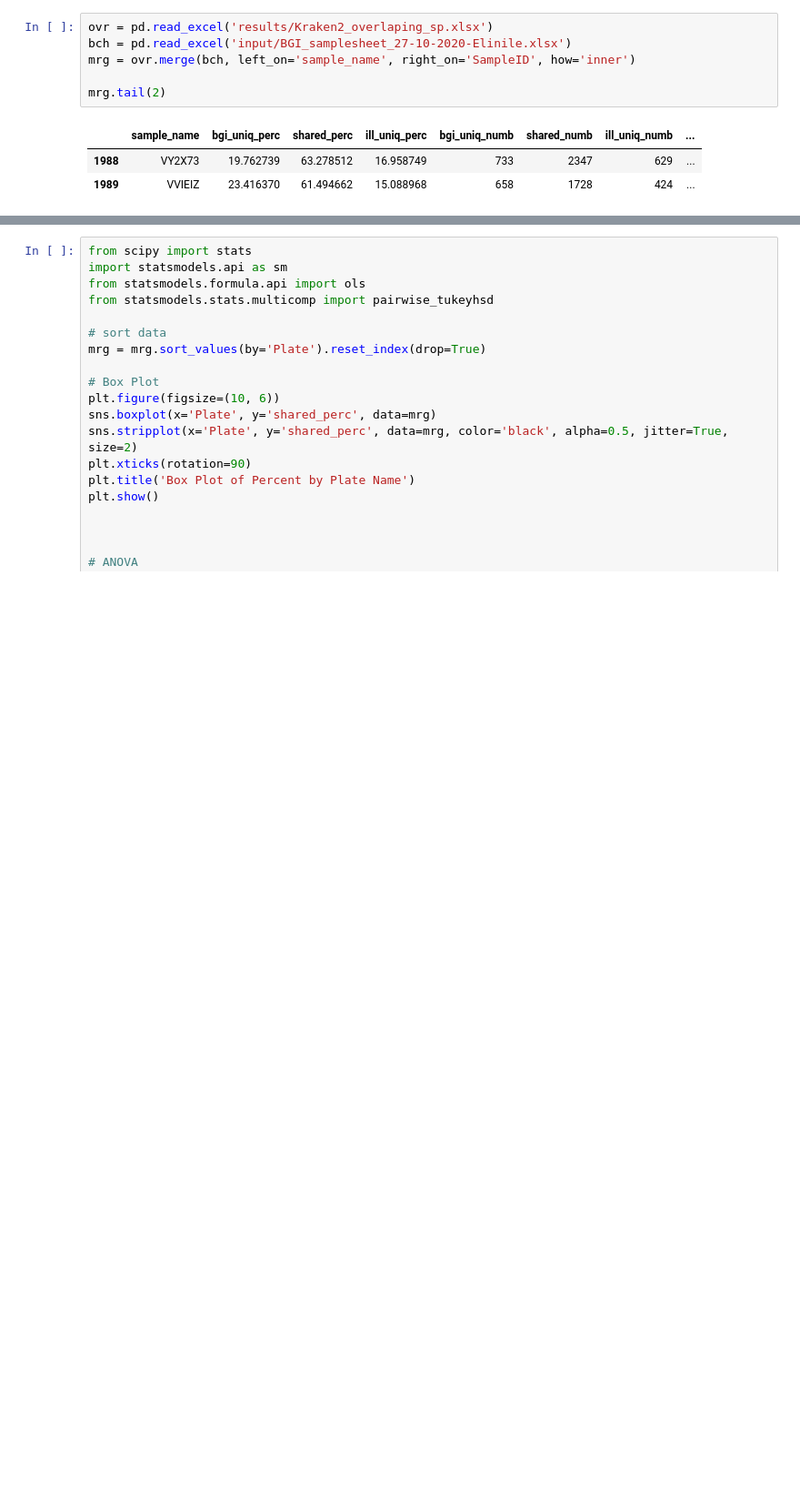
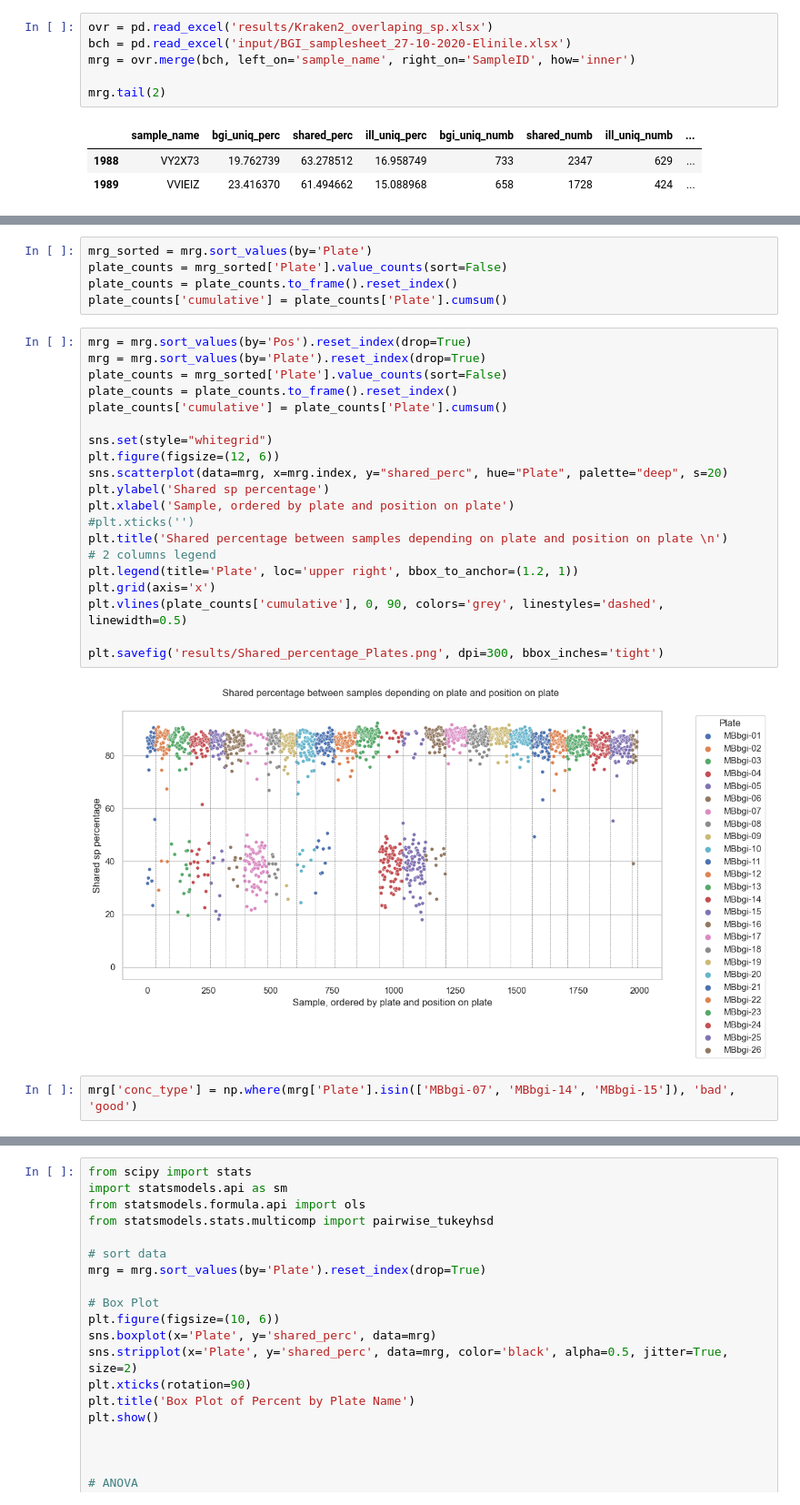
Before and after one commit to Chartiza/2024_Illumina_vs_BGI, a Jupyter notebook: Ugly_samples_mystery/Kraken2_Batch_check.ipynb, the cells around one changed output, grey strips where cells are left out. Shown at 91% size. Saved outputs shown, nothing was run; the diff lists cells and outputs as text; blank space fills up the shorter version.

```diff
--- a/Ugly_samples_mystery/Kraken2_Batch_check.ipynb
+++ b/Ugly_samples_mystery/Kraken2_Batch_check.ipynb
@@ -20,0 +38,29 @@ mrg.tail(2)
+# %%
+mrg_sorted = mrg.sort_values(by='Plate')
+plate_counts = mrg_sorted['Plate'].value_counts(sort=False)
+plate_counts = plate_counts.to_frame().reset_index()
+plate_counts['cumulative'] = plate_counts['Plate'].cumsum()
+# %%
+mrg = mrg.sort_values(by='Pos').reset_index(drop=True)
+mrg = mrg.sort_values(by='Plate').reset_index(drop=True)
+plate_counts = mrg_sorted['Plate'].value_counts(sort=False)
+plate_counts = plate_counts.to_frame().reset_index()
+plate_counts['cumulative'] = plate_counts['Plate'].cumsum()
+
+sns.set(style="whitegrid")
+plt.figure(figsize=(12, 6))
+sns.scatterplot(data=mrg, x=mrg.index, y="shared_perc", hue="Plate", palette="deep", s=20)
+plt.ylabel('Shared sp percentage')
+plt.xlabel('Sample, ordered by plate and position on plate')
+#plt.xticks('')
+plt.title('Shared percentage between samples depending on plate and position on plate \n')
+# 2 columns legend
+plt.legend(title='Plate', loc='upper right', bbox_to_anchor=(1.2, 1))
+plt.grid(axis='x')
+plt.vlines(plate_counts['cumulative'], 0, 90, colors='grey', linestyles='dashed', linewidth=0.5)
+
+plt.savefig('results/Shared_percentage_Plates.png', dpi=300, bbox_inches='tight')
+# %% [output]
+[figure, added]
+# %%
+mrg['conc_type'] = np.where(mrg['Plate'].isin(['MBbgi-07', 'MBbgi-14', 'MBbgi-15']), 'bad', 'good')
```
Also changed, not shown: parts of 5 cells of this notebook, 1 other file.
